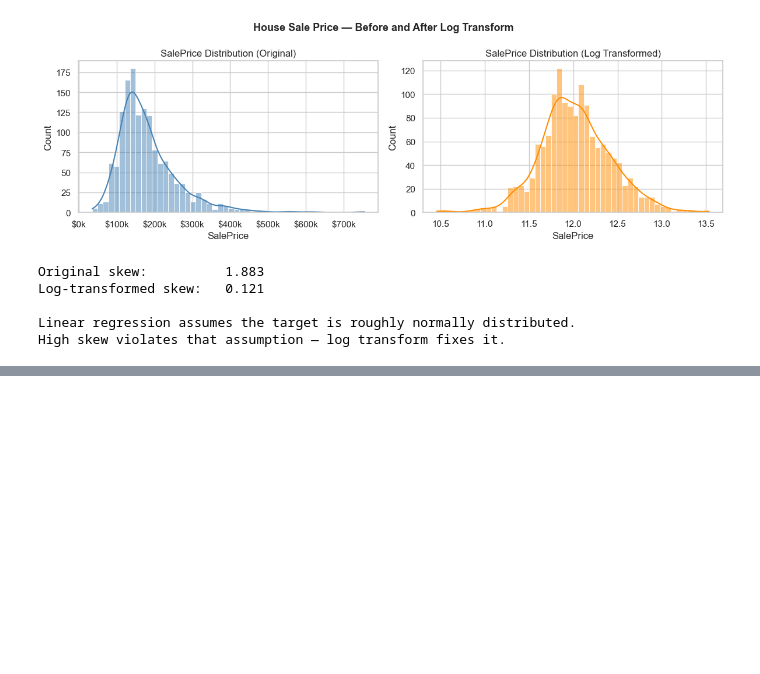
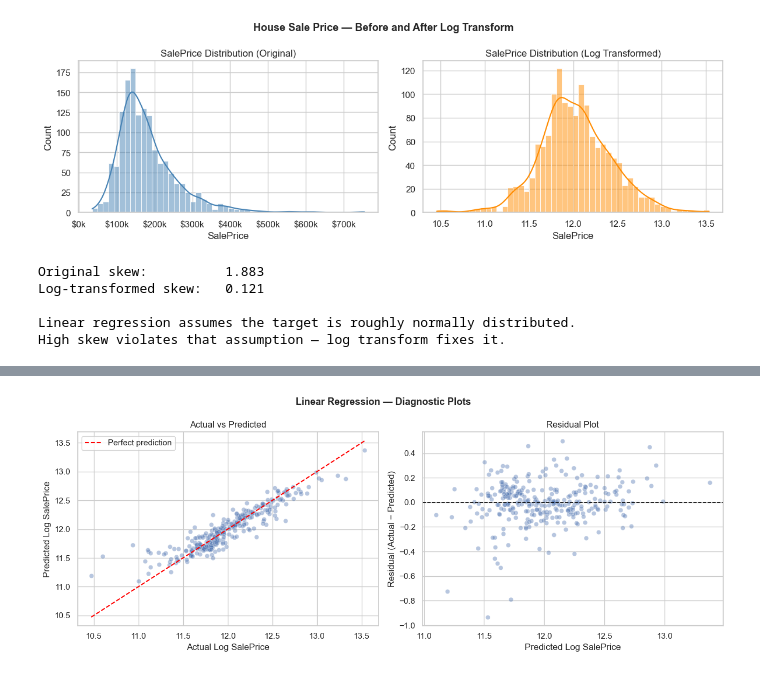
Before and after one commit to hpitta26/Sprinternship-Code, a Jupyter notebook: lesson_3.ipynb, the cells around one changed output, grey strips where cells are left out. Cells and saved outputs as stored; diff of their text form; code cells hidden in the pictures; blank space fills up the shorter version.

```diff
--- a/lesson_3.ipynb
+++ b/lesson_3.ipynb
@@ -305,0 +391,22 @@ houses_clean[HOUSE_FEATURES].describe().round(1)
+# %%
+y_h_pred = lin_reg.predict(X_h_test_scaled)
+
+rmse = np.sqrt(mean_squared_error(y_h_test, y_h_pred))
+mae  = mean_absolute_error(y_h_test, y_h_pred)
+r2   = r2_score(y_h_test, y_h_pred)
+
+y_h_test_dollars = np.expm1(y_h_test)
+y_h_pred_dollars = np.expm1(y_h_pred)
+rmse_dollars = np.sqrt(mean_squared_error(y_h_test_dollars, y_h_pred_dollars))
+
+print("=" * 50)
+print(f"  Naive Baseline RMSE (log): {naive_rmse:.4f}")
+print(f"  Linear Regression RMSE  : {rmse:.4f}  ({'-' if rmse < naive_rmse else '+'}{ abs(rmse - naive_rmse):.4f} vs baseline)")
+print()
+print(f"  MAE  (log scale): {mae:.4f}")
+print(f"  R²   Score:       {r2:.3f}")
+print("=" * 50)
+print()
+print("R² interpretation:")
+print(f"  {r2:.3f} means the model explains {r2*100:.1f}% of the variance in house prices")
+print("  R² of 1.0 = perfect. R² of 0.0 = as good as predicting the mean (our baseline).")
@@ -305,0 +425,24 @@ houses_clean[HOUSE_FEATURES].describe().round(1)
+# %%
+fig, axes = plt.subplots(1, 2, figsize=(13, 5))
+
+residuals = y_h_test - y_h_pred
+
+sns.scatterplot(x=y_h_test, y=y_h_pred, alpha=0.4, ax=axes[0])
+min_val, max_val = y_h_test.min(), y_h_test.max()
+axes[0].plot([min_val, max_val], [min_val, max_val], color="red", linewidth=1.5, linestyle="--", label="Perfect prediction")
+axes[0].set_xlabel("Actual Log SalePrice")
+axes[0].set_ylabel("Predicted Log SalePrice")
+axes[0].set_title("Actual vs Predicted")
+axes[0].legend()
+
+sns.scatterplot(x=y_h_pred, y=residuals, alpha=0.4, ax=axes[1])
+axes[1].axhline(0, color="black", linewidth=1.2, linestyle="--")
+axes[1].set_xlabel("Predicted Log SalePrice")
+axes[1].set_ylabel("Residual (Actual − Predicted)")
+axes[1].set_title("Residual Plot")
+
+plt.suptitle("Linear Regression — Diagnostic Plots", fontsize=13, fontweight="bold")
+plt.tight_layout()
+plt.show()
+# %% [output]
+[figure, added]
```
Also changed, not shown: parts of 15 cells of this notebook.
